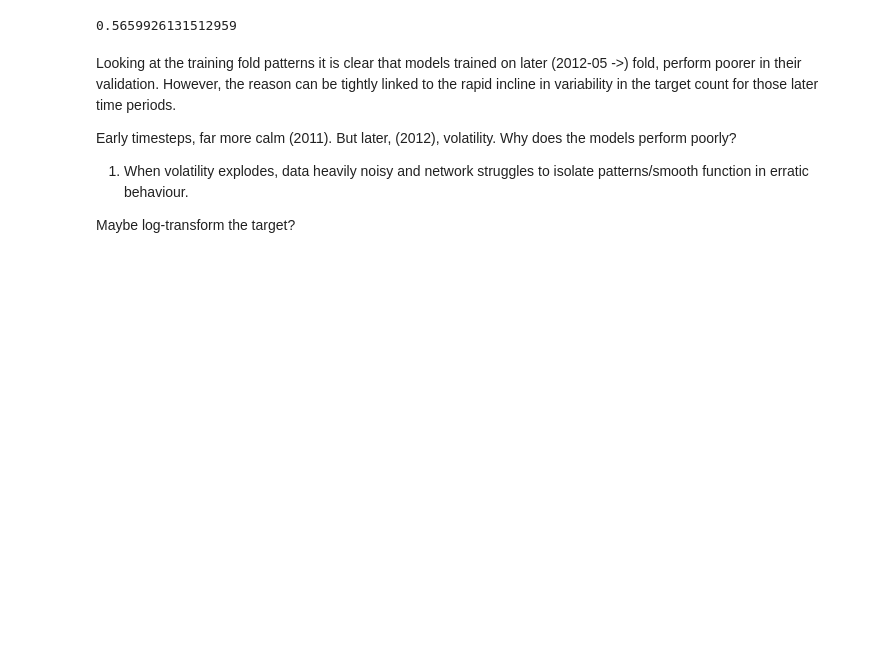
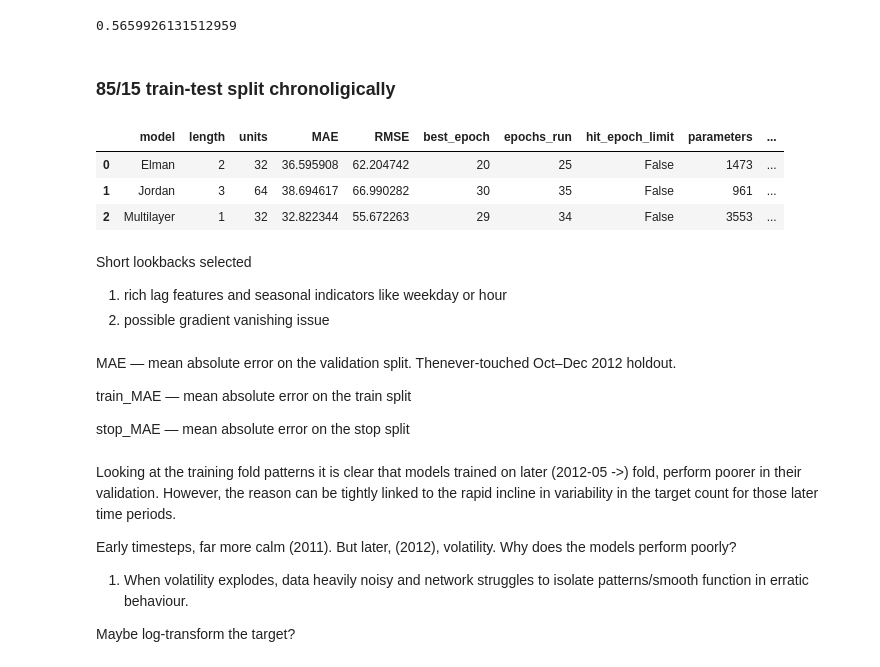
Before and after one commit to leggattsamuel04-ops/ML741, a Jupyter notebook: assignment3/Assignment3_bikes.ipynb, the cells around one changed output. Saved outputs shown, nothing was run; the diff lists cells and outputs as text; code cells hidden in the pictures; blank space fills up the shorter version.

Commit message:
some result discussion

```diff
--- a/assignment3/Assignment3_bikes.ipynb
+++ b/assignment3/Assignment3_bikes.ipynb
@@ -952,6 +952,39 @@ display(comparison3[['model', 'length', 'units', 'mean_CV_MAE', 'fold',
 print(np.mean(comparison3["MASE_persistence"]))
 # %% [output]
 0.5659926131512959
+# %% [markdown]
+### 85/15 train-test split chronoligically
+# %%
+cv_results_all = pd.concat([cv_results1, cv_results2, cv_results3], ignore_index=True)
+
+
+best_configs = persistence_comparison(cv_results_all, persistence_results)[
+    ['model', 'length', 'units']]
+
+final_results = []
+for _, row in best_configs.iterrows():
+    name, length, units = row['model'], int(row['length']), int(row['units'])
+    final_data, _, y_scaler = prepare_bike_block(0, test_start, len(bikes), length=length)
+    model, scores, history, prediction = fit_bike_rnn(name, final_data, y_scaler, length, units)
+    final_results.append({'model': name, 'length': length, 'units': units, **scores})
+
+final_results = pd.DataFrame(final_results)
+display(final_results)
+# %% [output]
+|  | model | length | units | MAE | RMSE | best_epoch | epochs_run | hit_epoch_limit | parameters | ... |
+| 0 | Elman | 2 | 32 | 36.595908 | 62.204742 | 20 | 25 | False | 1473 | ... |
+| 1 | Jordan | 3 | 64 | 38.694617 | 66.990282 | 30 | 35 | False | 961 | ... |
+| 2 | Multilayer | 1 | 32 | 32.822344 | 55.672263 | 29 | 34 | False | 3553 | ... |
+# %% [markdown]
+Short lookbacks selected
+1. rich lag features and seasonal indicators like weekday or hour
+2. possible gradient vanishing issue
+# %% [markdown]
+MAE — mean absolute error on the validation split. Thenever-touched Oct–Dec 2012 holdout.
+
+train_MAE — mean absolute error on the train split
+
+stop_MAE — mean absolute error on the stop split
 # %% [markdown]
 Looking at the training fold patterns it is clear that models trained on later (2012-05 ->) fold, perform poorer in their validation. However, the reason can be tightly linked to the rapid incline in variability in the target count for those later time periods.
 
```
Also changed, not shown: parts of 1 cell of this notebook.
